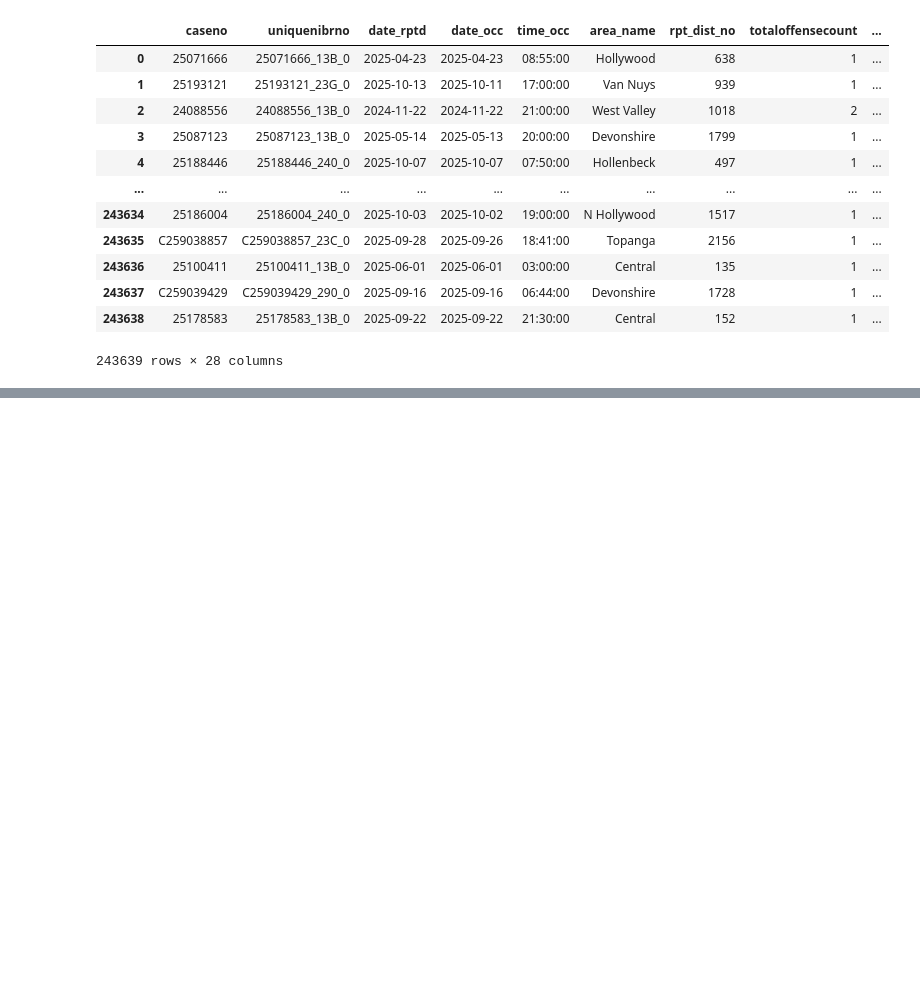
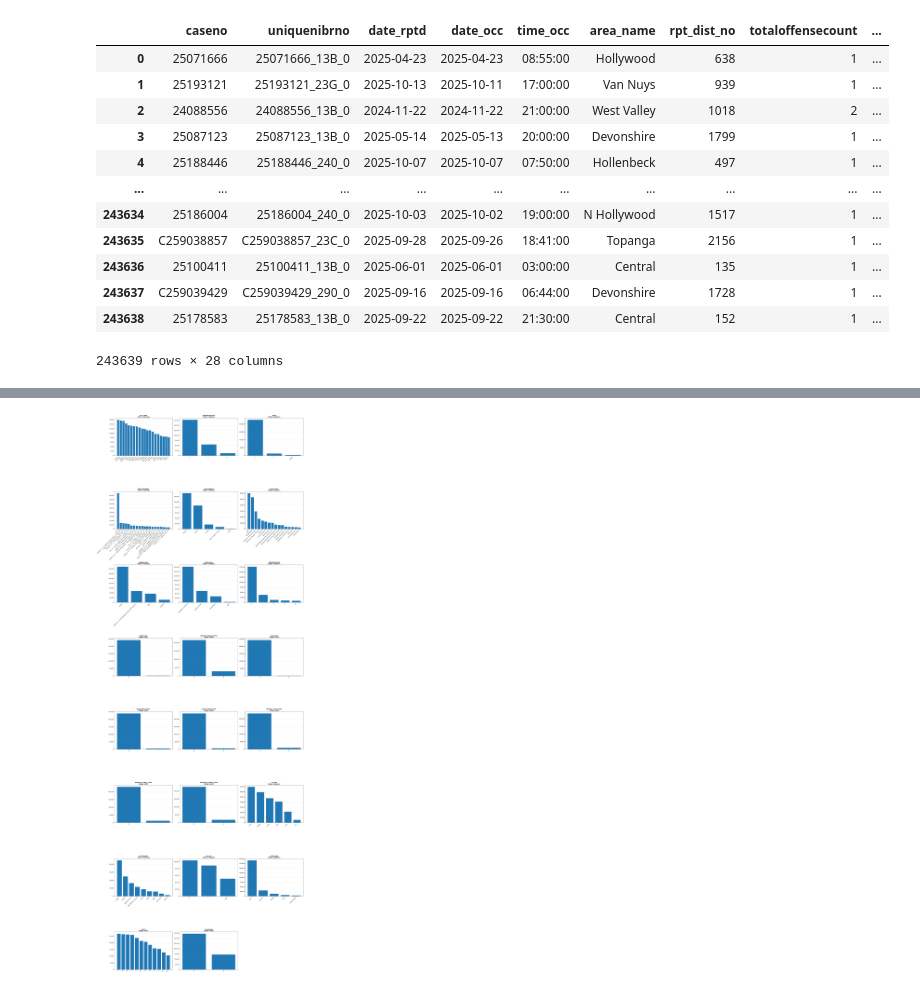
Before and after one commit to manuzrpEd/ForensicAnomalies, a Jupyter notebook: 03_feature_generation.ipynb, the cells around one changed output, grey strips where cells are left out. Saved outputs shown, nothing was run; the diff lists cells and outputs as text; code cells hidden in the pictures; blank space fills up the shorter version.

```diff
--- a/03_feature_generation.ipynb
+++ b/03_feature_generation.ipynb
@@ -17,3 +19,6 @@ df
 | 243637 | C259039429 | C259039429_290_0 | 2025-09-16 | 2025-09-16 | 06:44:00 | Devonshire | 1728 | 1 | ... |
 | 243638 | 25178583 | 25178583_13B_0 | 2025-09-22 | 2025-09-22 | 21:30:00 | Central | 152 | 1 | ... |
 243639 rows × 28 columns
+# %%
+df_features = generate_features(df)
+df_features
@@ -19,0 +66,4 @@ df
+# %%
+plot_feature_distributions(df_features)
+# %% [output]
+[figure, added]
```
Also changed, not shown: parts of 4 cells of this notebook, 2 other files.
